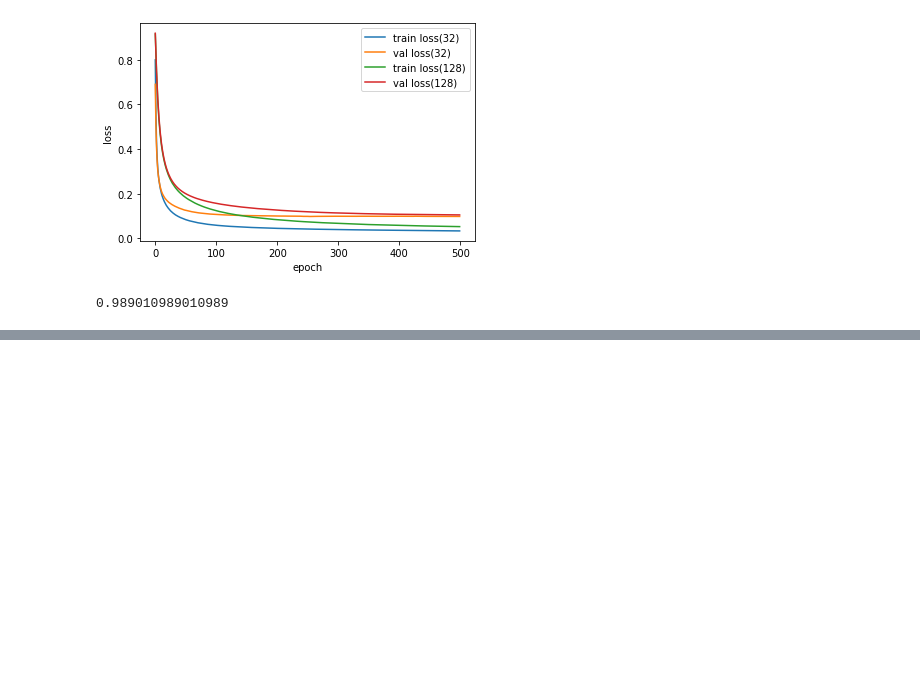
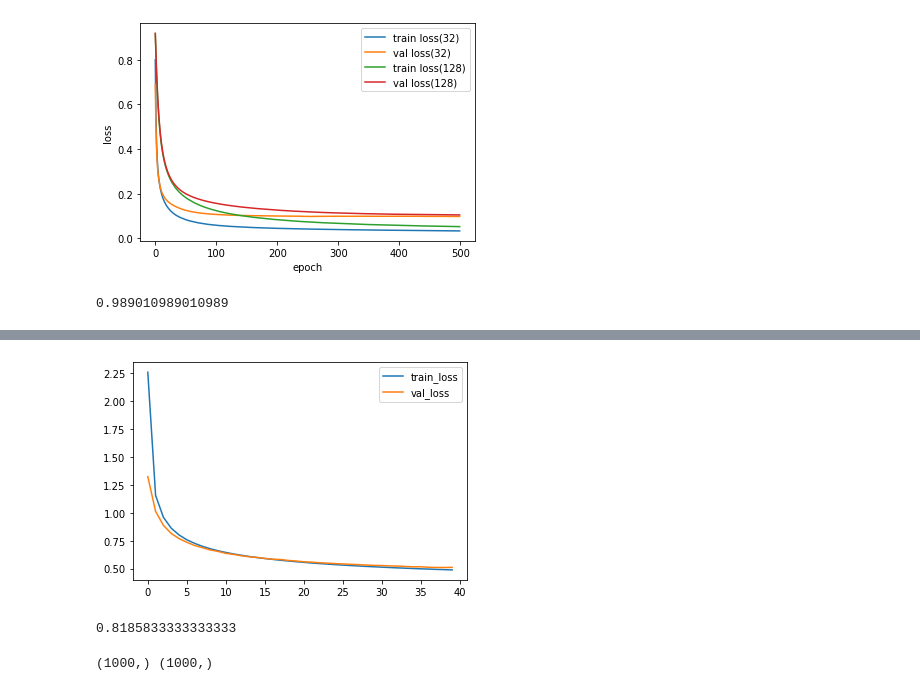
Before and after one commit to kgg6008/TIL, a Jupyter notebook: Introduction to deep learning to learn while coding honestly/multi layer neural network.ipynb, the cells around one changed output, grey strips where cells are left out. Cells and saved outputs as stored; diff of their text form; code cells hidden in the pictures; blank space fills up the shorter version.

```diff
--- a/Introduction to deep learning to learn while coding honestly/multi layer neural network.ipynb
+++ b/Introduction to deep learning to learn while coding honestly/multi layer neural network.ipynb
@@ -304,0 +455,6 @@ mlp.score(x_val_scaled, y_val)
+# %%
+x_train = x_train/255
+x_val = x_val / 255
+# %%
+x_train = x_train.reshape(-1, 784)
+x_val = x_val.reshape(-1, 784)
@@ -304,0 +465,3 @@ mlp.score(x_val_scaled, y_val)
+# %%
+y_train_encoded = tf.keras.utils.to_categorical(y_train)
+y_val_encoded = tf.keras.utils.to_categorical(y_val)
@@ -304,0 +477,33 @@ mlp.score(x_val_scaled, y_val)
+# %%
+plt.plot(fc.losses)
+plt.plot(fc.val_losses)
+plt.legend(['train_loss', 'val_loss'])
+plt.show()
+# %% [output]
+[figure, added]
+# %%
+fc.score(x_val, y_val_encoded)
+# %% [output]
+0.8185833333333333
+# %%
+#by keras
+x_train_for_test_tf = np.random.rand(1000)
+y_train_for_test_tf = 2 * x_train_for_test_tf + np.random.normal(0,1,[len(x_train_for_test_tf)])
+print(x_train_for_test_tf.shape, y_train_for_test_tf.shape)
+w = tf.Variable(tf.zeros(shape=(1)))
+b = tf.Variable(tf.zeros(shape=(1)))
+
+optimizer = tf.optimizers.SGD(lr = .01)
+num_epochs = 10
+for step in range(num_epochs):
+    with tf.GradientTape() as tape:
+        z_net = w * x_train_for_test_tf + b
+
+        z_net = tf.reshape(z_net,[-1])
+
+        sqr_errors = tf.square(y_train_for_test_tf - z_net)
+        mean_cost = tf.reduce_mean(sqr_errors)
+    grads = tape.gradient(mean_cost, [w,b])
+    optimizer.apply_gradients(zip(grads, [w,b]))
+# %% [output]
+(1000,) (1000,)
```
Also changed, not shown: parts of 24 cells of this notebook.
